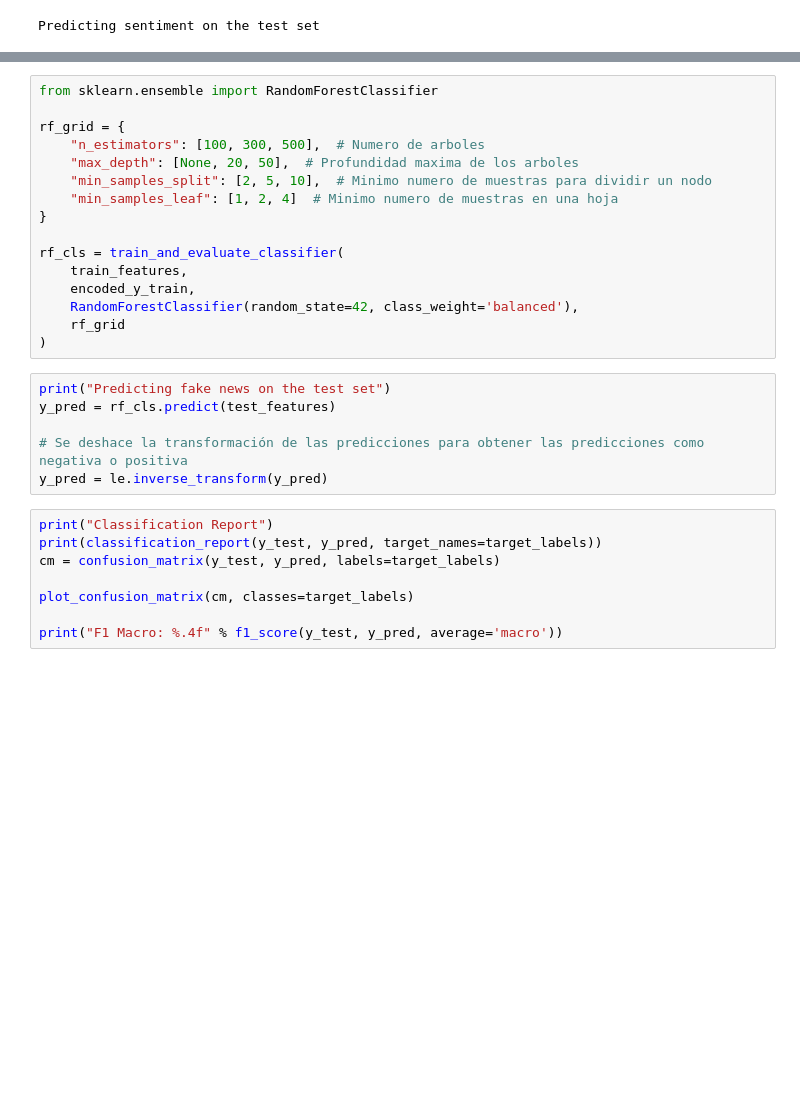
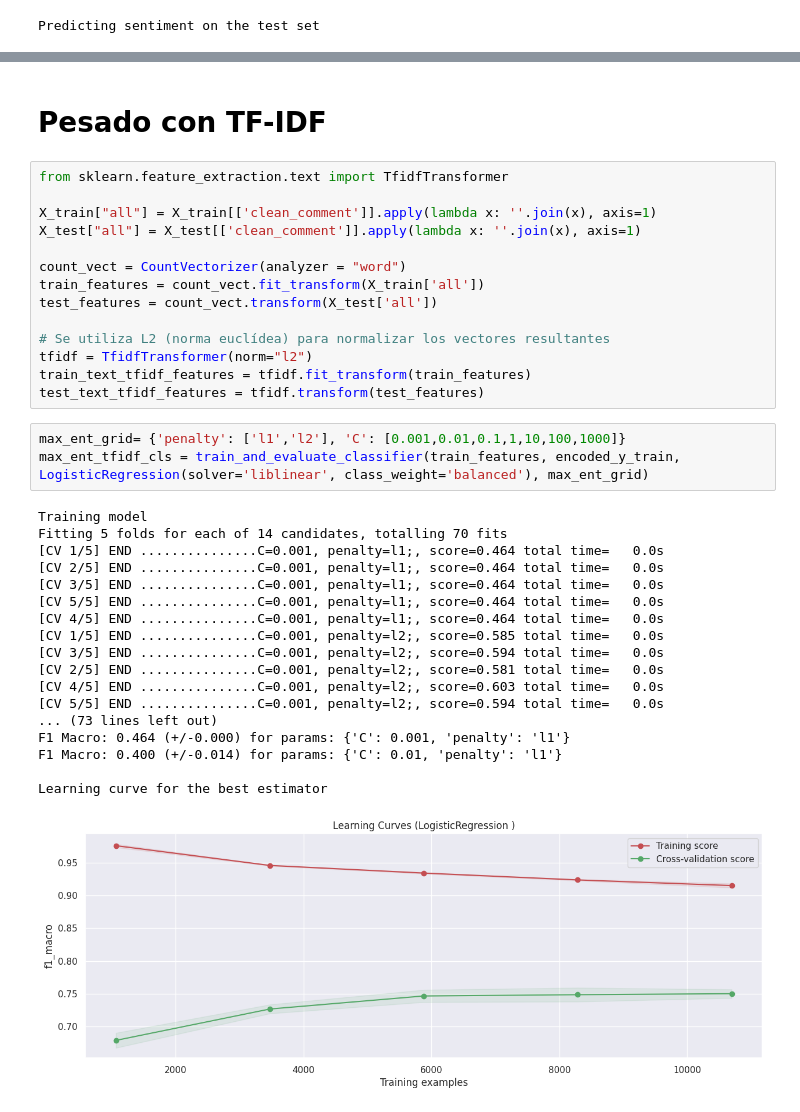
Before and after one commit to jeferal/nn_notebooks, a Jupyter notebook: final/intro_ml.ipynb, the cells around one changed output, grey strips where cells are left out. Cells and saved outputs as stored; diff of their text form; blank space fills up the shorter version.

Commit message:
Added tfidf

```diff
--- a/final/intro_ml.ipynb
+++ b/final/intro_ml.ipynb
@@ -582,30 +664,38 @@ print("F1 Macro: %.4f" % f1_score(y_test, y_pred, average='macro'))
-# %%
-from sklearn.ensemble import RandomForestClassifier
-
-rf_grid = {
-    "n_estimators": [100, 300, 500],  # Numero de arboles
-    "max_depth": [None, 20, 50],  # Profundidad maxima de los arboles
-    "min_samples_split": [2, 5, 10],  # Minimo numero de muestras para dividir un nodo
-    "min_samples_leaf": [1, 2, 4]  # Minimo numero de muestras en una hoja
-}
-
-rf_cls = train_and_evaluate_classifier(
-    train_features,
-    encoded_y_train,
-    RandomForestClassifier(random_state=42, class_weight='balanced'),
-    rf_grid
-)
-# %%
-print("Predicting fake news on the test set")
-y_pred = rf_cls.predict(test_features)
-
-# Se deshace la transformación de las predicciones para obtener las predicciones como negativa o positiva
-y_pred = le.inverse_transform(y_pred)
-# %%
-print("Classification Report")
-print(classification_report(y_test, y_pred, target_names=target_labels))
-cm = confusion_matrix(y_test, y_pred, labels=target_labels)
-
-plot_confusion_matrix(cm, classes=target_labels)
-
-print("F1 Macro: %.4f" % f1_score(y_test, y_pred, average='macro'))
+# %% [markdown]
+# Pesado con TF-IDF
+# %%
+from sklearn.feature_extraction.text import TfidfTransformer
+
+X_train["all"] = X_train[['clean_comment']].apply(lambda x: ''.join(x), axis=1)
+X_test["all"] = X_test[['clean_comment']].apply(lambda x: ''.join(x), axis=1)
+
+count_vect = CountVectorizer(analyzer = "word")
+train_features = count_vect.fit_transform(X_train['all'])
+test_features = count_vect.transform(X_test['all'])
+
+# Se utiliza L2 (norma euclídea) para normalizar los vectores resultantes
+tfidf = TfidfTransformer(norm="l2")
+train_text_tfidf_features = tfidf.fit_transform(train_features)
+test_text_tfidf_features = tfidf.transform(test_features)
+# %%
+max_ent_grid= {'penalty': ['l1','l2'], 'C': [0.001,0.01,0.1,1,10,100,1000]}
+max_ent_tfidf_cls = train_and_evaluate_classifier(train_features, encoded_y_train, LogisticRegression(solver='liblinear', class_weight='balanced'), max_ent_grid)
+# %% [output]
+Training model
+Fitting 5 folds for each of 14 candidates, totalling 70 fits
+[CV 1/5] END ...............C=0.001, penalty=l1;, score=0.464 total time=   0.0s
+[CV 2/5] END ...............C=0.001, penalty=l1;, score=0.464 total time=   0.0s
+[CV 3/5] END ...............C=0.001, penalty=l1;, score=0.464 total time=   0.0s
+[CV 5/5] END ...............C=0.001, penalty=l1;, score=0.464 total time=   0.0s
+[CV 4/5] END ...............C=0.001, penalty=l1;, score=0.464 total time=   0.0s
+[CV 1/5] END ...............C=0.001, penalty=l2;, score=0.585 total time=   0.0s
+[CV 3/5] END ...............C=0.001, penalty=l2;, score=0.594 total time=   0.0s
+[CV 2/5] END ...............C=0.001, penalty=l2;, score=0.581 total time=   0.0s
+[CV 4/5] END ...............C=0.001, penalty=l2;, score=0.603 total time=   0.0s
+[CV 5/5] END ...............C=0.001, penalty=l2;, score=0.594 total time=   0.0s
+... (73 lines left out)
+F1 Macro: 0.464 (+/-0.000) for params: {'C': 0.001, 'penalty': 'l1'}
+F1 Macro: 0.400 (+/-0.014) for params: {'C': 0.01, 'penalty': 'l1'}
+
+Learning curve for the best estimator
+[figure, added]
```
Also changed, not shown: parts of 14 cells of this notebook, 1 other file.
